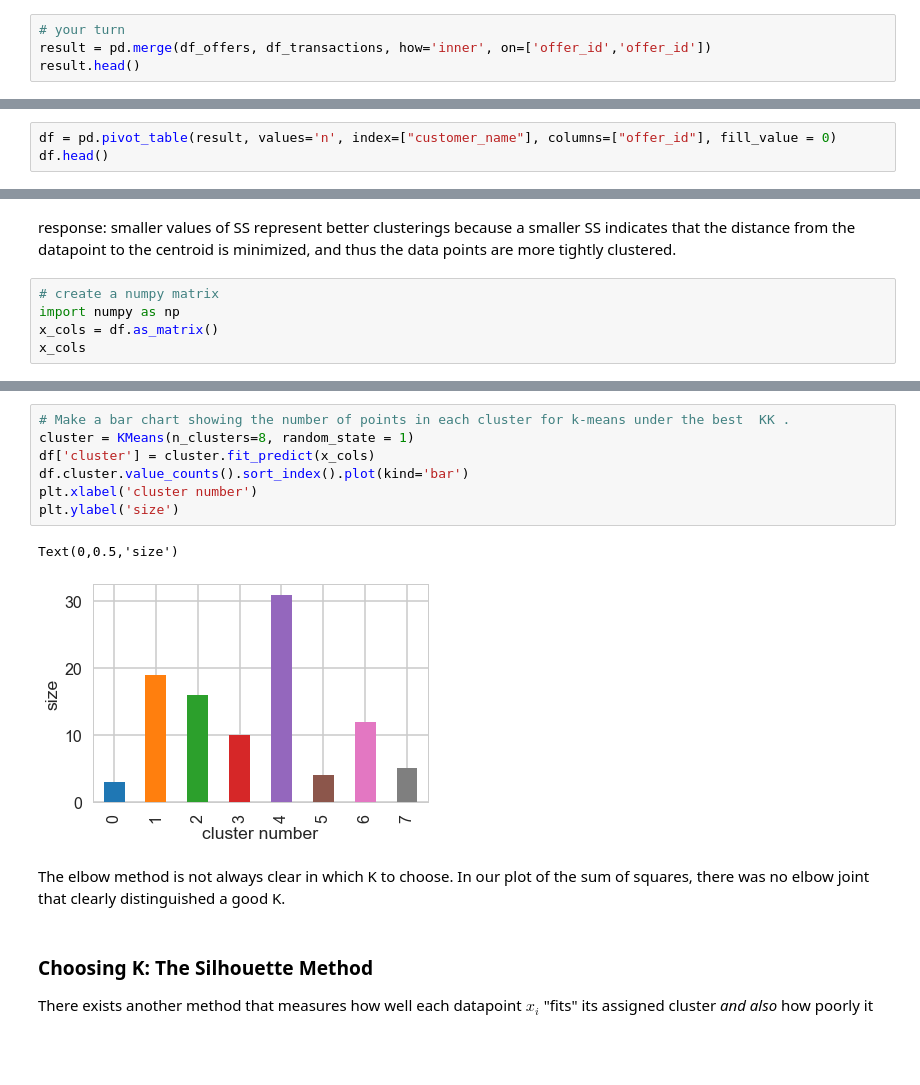
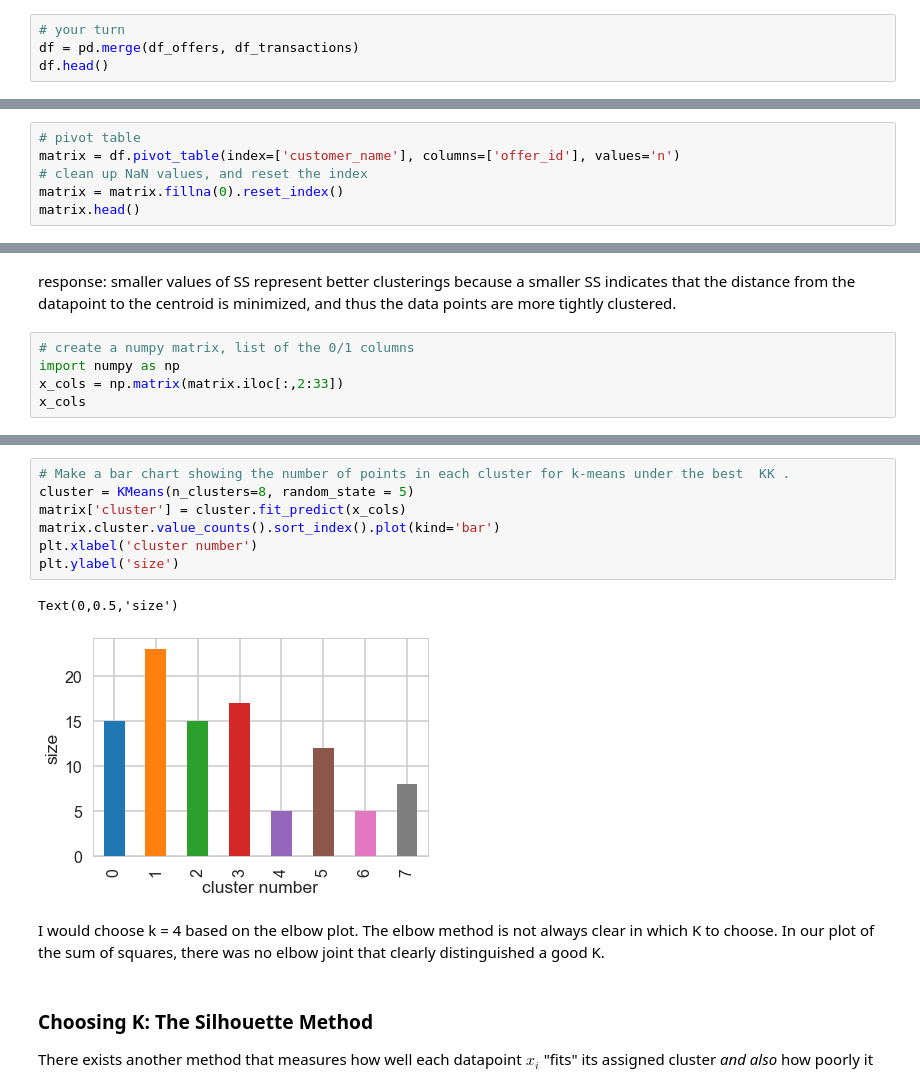
Before and after one commit to karahahn/clustering-customer-segmentation, a Jupyter notebook: Mini_Project_Clustering.ipynb, the cells around one changed output, grey strips where cells are left out. Drawn from its saved outputs; the diff is of its cells as text; blank space fills up the shorter version.

```diff
--- a/Mini_Project_Clustering.ipynb
+++ b/Mini_Project_Clustering.ipynb
@@ -60,8 +60,8 @@ The first thing we need is a way to compare customers. To do this, we're going t
 </div>
 # %%
 # your turn
-result = pd.merge(df_offers, df_transactions, how='inner', on=['offer_id','offer_id'])
-result.head()
+df = pd.merge(df_offers, df_transactions)
+df.head()
 # %% [output]
 |  | offer_id | campaign | varietal | min_qty | discount | origin | past_peak | customer_name | n |
 | 0 | 1 | January | Malbec | 72 | 56 | France | False | Thomas | 1 |
@@ -69,6 +69,3 @@ result.head()
 | 2 | 1 | January | Malbec | 72 | 56 | France | False | Mitchell | 1 |
 | 3 | 1 | January | Malbec | 72 | 56 | France | False | Peterson | 1 |
 | 4 | 1 | January | Malbec | 72 | 56 | France | False | Wood | 1 |
-# %%
-df = pd.pivot_table(result, values='n', index=["customer_name"], columns=["offer_id"], fill_value = 0)
-df.head()
@@ -83,0 +72,6 @@ df.head()
+# %%
+# pivot table
+matrix = df.pivot_table(index=['customer_name'], columns=['offer_id'], values='n')
+# clean up NaN values, and reset the index
+matrix = matrix.fillna(0).reset_index()
+matrix.head()
@@ -110,8 +112,8 @@ where $x_i$ is a point, $C_k$ represents cluster $k$ and $\mu_k$ is the centroid
 # %% [markdown]
 response: smaller values of SS represent better clusterings because a smaller SS indicates that the distance from the datapoint to the centroid is minimized, and thus the data points are more tightly clustered.
 # %%
-# create a numpy matrix
+# create a numpy matrix, list of the 0/1 columns
 import numpy as np
-x_cols = df.as_matrix()
+x_cols = np.matrix(matrix.iloc[:,2:33])
 x_cols
 # %% [output]
@@ -144,15 +146,15 @@ Text(0.5,1,'Sum of Squares Errors for Between 2 and 10 Clusters')
 # %%
 # Make a bar chart showing the number of points in each cluster for k-means under the best  KK .
-cluster = KMeans(n_clusters=8, random_state = 1)
-df['cluster'] = cluster.fit_predict(x_cols)
-df.cluster.value_counts().sort_index().plot(kind='bar')
+cluster = KMeans(n_clusters=8, random_state = 5)
+matrix['cluster'] = cluster.fit_predict(x_cols)
+matrix.cluster.value_counts().sort_index().plot(kind='bar')
 plt.xlabel('cluster number')
 plt.ylabel('size')
 # %% [output]
 Text(0,0.5,'size')
-[figure, old version]
+[figure, new version]
 # %% [markdown]
-The elbow method is not always clear in which K to choose. In our plot of the sum of squares, there was no elbow joint that clearly distinguished a good K.
+I would choose k = 4 based on the elbow plot. The elbow method is not always clear in which K to choose. In our plot of the sum of squares, there was no elbow joint that clearly distinguished a good K.
 # %% [markdown]
 ### Choosing K: The Silhouette Method
 
```
Also changed, not shown: parts of 27 cells of this notebook.
